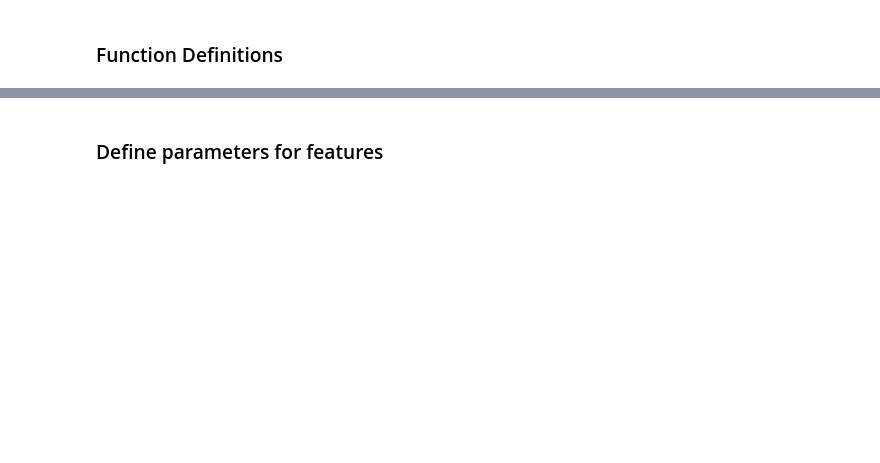
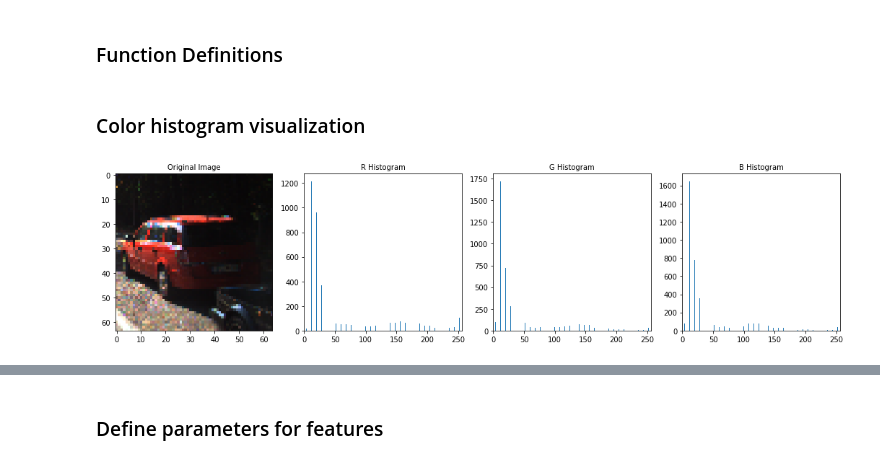
Before and after one commit to laa-1-yay/Vehicle-detection-and-tracking, a Jupyter notebook: vehicle_tracking.ipynb, the cells around one changed output, grey strips where cells are left out. Cells and saved outputs as stored; diff of their text form; code cells hidden in the pictures; blank space fills up the shorter version.

Commit message:
Updated code with examples

```diff
--- a/vehicle_tracking.ipynb
+++ b/vehicle_tracking.ipynb
@@ -315,3 +391,33 @@ def search_windows(img, windows, clf, scaler, color_space='RGB',
             on_windows.append(window)
     #8) Return windows for positive detections
     return on_windows
+# %% [markdown]
+### Color histogram visualization
+# %%
+# Generate a random index to look at a car image
+ind = np.random.randint(0, len(cars))
+# Read in the image
+img = cv2.imread(cars[ind])
+image = cv2.cvtColor(img, cv2.COLOR_BGR2RGB)
+# Compute color histogram features of the test image
+channel1_hist, channel2_hist, channel3_hist, bin_centers = color_hist(image, vis=True)
+# Plot the examples
+fig = plt.figure(figsize=(18,4));
+
+plt.subplot(141)
+plt.imshow(image)
+plt.title('Original Image', fontsize=10)
+plt.subplot(142)
+plt.bar(bin_centers, channel1_hist[0])
+plt.xlim(0, 256)
+plt.title('R Histogram', fontsize=10);
+plt.subplot(143)
+plt.bar(bin_centers, channel2_hist[0])
+plt.xlim(0, 256)
+plt.title('G Histogram', fontsize=10);
+plt.subplot(144)
+plt.bar(bin_centers, channel3_hist[0])
+plt.xlim(0, 256)
+plt.title('B Histogram', fontsize=10);
+# %% [output]
+[figure, added]
```
Also changed, not shown: parts of 37 cells of this notebook, 11 other files.
